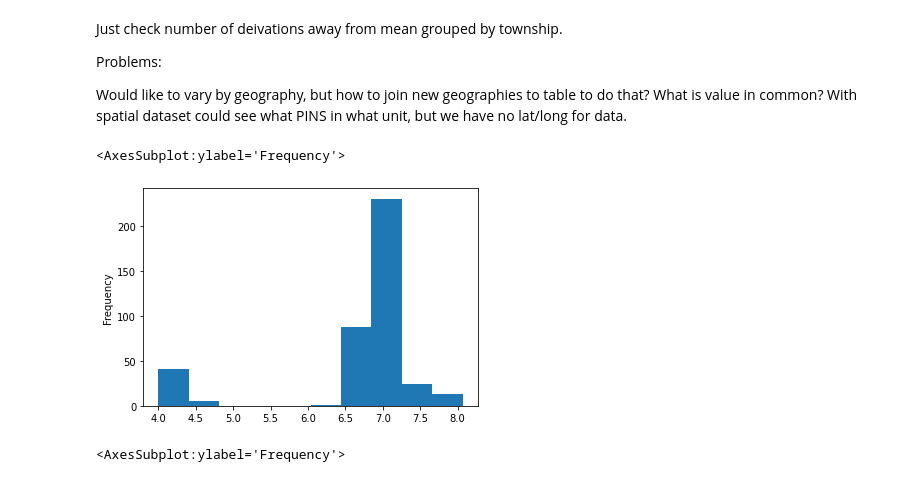
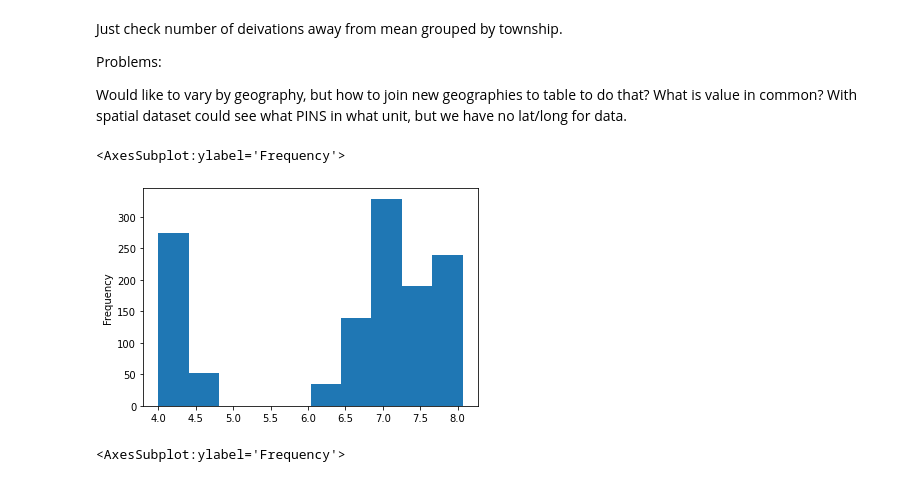
Before and after one commit to ccao-data/model-sales-val, a Jupyter notebook: explore.ipynb, the cells around one changed output. Cells and saved outputs as stored; diff of their text form; code cells hidden in the pictures.

Commit message:
sqft outliers, sales volatility and overlaps

```diff
--- a/explore.ipynb
+++ b/explore.ipynb
@@ -6,10 +8,14 @@ import pandas as pd
 # %%
 sales = pd.read_parquet('sale_sample_18-21.parquet')
 townships = gpd.read_file('townships.geojson')
+char_sample = pd.read_csv('char_sample.csv', dtype={'class': str}) # also has 'EX' in column
+#geo_info = pd.read_csv('parcels_geoinfo.csv')
+
 sales.rename(columns={'township_code': 'township'}, inplace=True)
 sales.year = sales.year.astype(int)
 sales.pin = sales.pin.astype(int)
 #sales.township = sales.township.astype(int)
 #townships.township = townships.township.astype(int)
-
-town_sales = sales.merge(townships, on='township')
+sales = pd.merge(sales, char_sample, on=['pin', 'year'])
+#sales = pd.merge(sales, char_sample, on=['pin', 'year', 'class']) # gets rid of a few too many PINs
+#geo_sales = sales.merge(geo_info, on='pin')
@@ -38,18 +28,22 @@ Problems:
 
 Would like to vary by geography, but how to join new geographies to table to do that? What is value in common? With spatial dataset could see what PINS in what unit, but we have no lat/long for data.
 # %%
-def is_outlier(s):
-    lower_limit = s.mean() - (s.std() * 5)
-    upper_limit = s.mean() + (s.std() * 5)
+def is_outlier_groupby(s):
+    """
+    Finds values outside of std deviation range.
+    Function meant for groupby() only.
+    """
+    lower_limit = s.mean() - (s.std() * 4)
+    upper_limit = s.mean() + (s.std() * 4)
     return ~s.between(lower_limit, upper_limit)
 
-outliers = sales[sales.groupby('township')['sale_price_log10'].apply(is_outlier)]
-no_outliers = sales[~sales.groupby('township')['sale_price_log10'].apply(is_outlier)]
+std_outliers = sales[sales.groupby('township')['sale_price_log10'].apply(is_outlier_groupby)]
+no_std_outliers = sales[~sales.groupby('township')['sale_price_log10'].apply(is_outlier_groupby)]
 # %%
-outliers.sale_price_log10.plot.hist()
+std_outliers.sale_price_log10.plot.hist()
 # %% [output]
 <AxesSubplot:ylabel='Frequency'>
-[figure, old version]
+[figure, new version]
 # %%
 sales.sale_price_log10.plot.hist()
 # %% [output]
```
Also changed, not shown: parts of 47 cells of this notebook, 1 other file.
